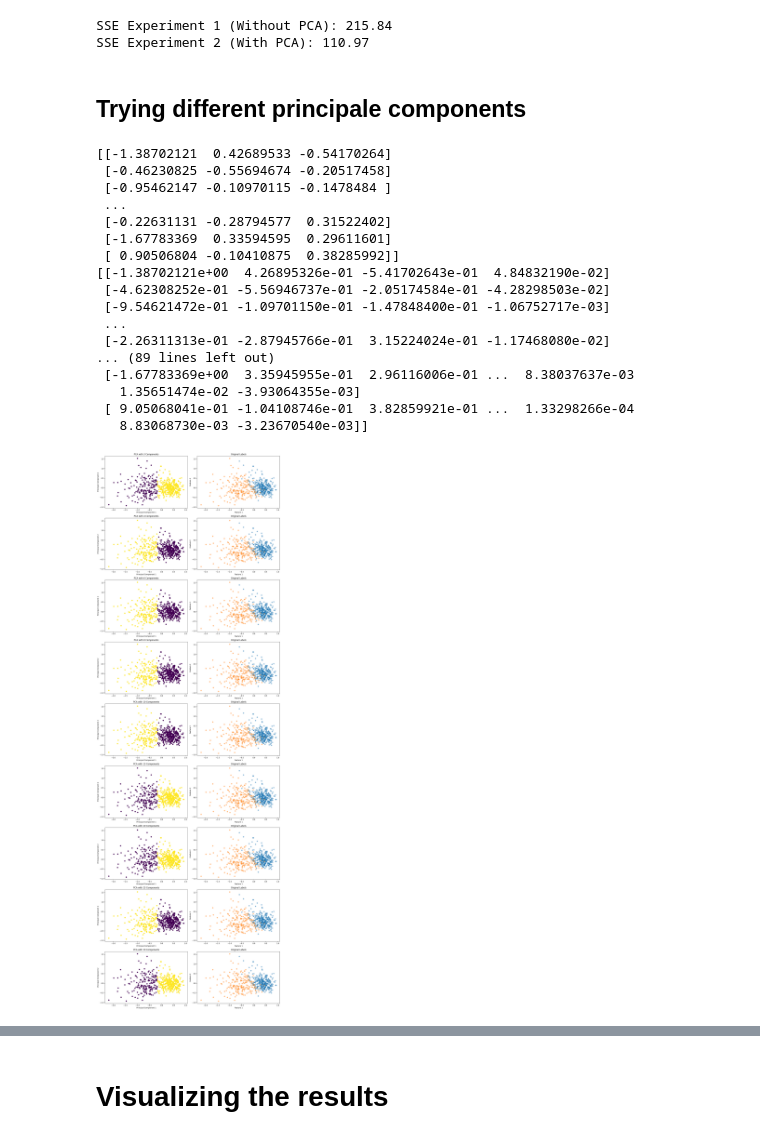
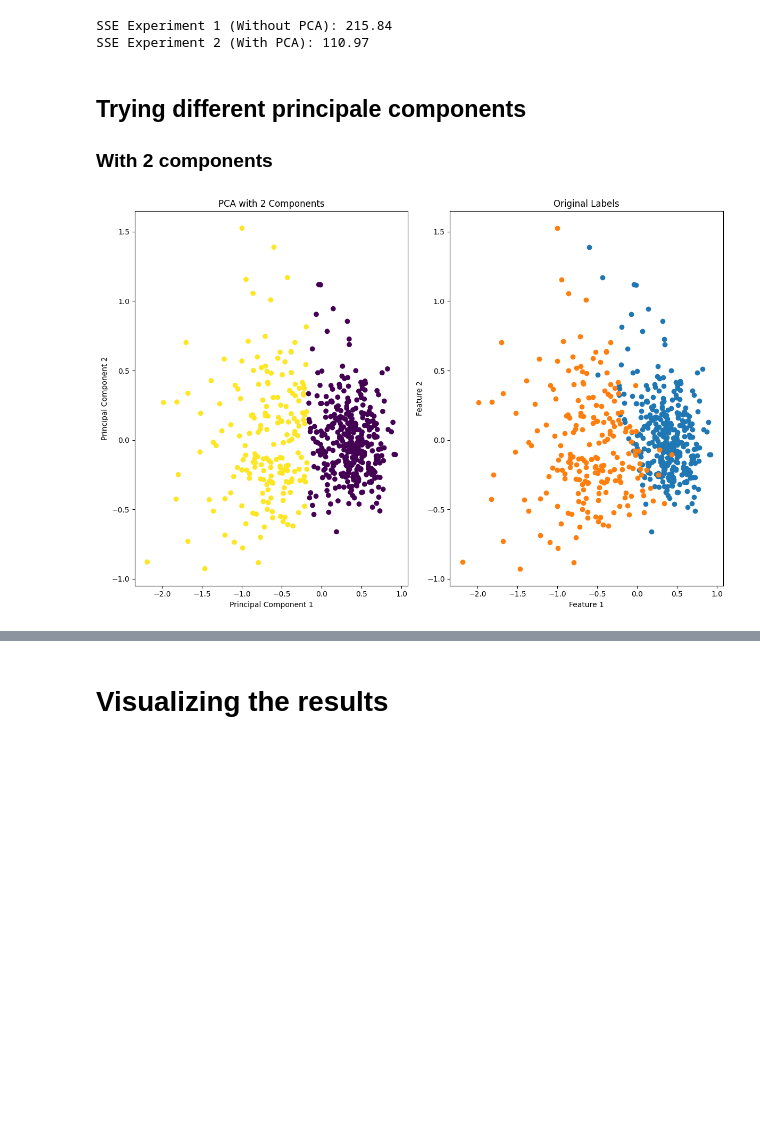
Before and after one commit to Tahker-w-tadmeer/ml4, a Jupyter notebook: main.ipynb, the cells around one changed output, grey strips where cells are left out. Cells and saved outputs as stored; diff of their text form; code cells hidden in the pictures; blank space fills up the shorter version.

```diff
--- a/main.ipynb
+++ b/main.ipynb
@@ -157,61 +157,34 @@ SSE Experiment 1 (Without PCA): 215.84
 SSE Experiment 2 (With PCA): 110.97
 # %% [markdown]
 ## Trying different principale components
+### With 2 components
 # %%
-num_components_list = [3, 4, 6, 8, 10, 15, 20, 25, 30]
-num_cols = 2
+n_components = 2
 
-num_plots = len(num_components_list)*2
-num_rows = (num_plots - 1) // num_cols + 1  # Calculate the number of rows needed
+_, axes = plt.subplots(1, 2, figsize=(12, 8))
 
-fig, axs = plt.subplots(num_rows, num_cols, figsize=(15, 5*num_rows))
+t_data = pca(features, n_components)
+centroids, labels_pca = k_means(t_data, k=2)
+ax = axes[0]
 
-i=0
-for idx, n_components in enumerate(num_components_list):
-    t_data = pca(features, n_components)
-    centroids, labels_pca = k_means(t_data, k=2)
+ax.scatter(t_data[:, 0], t_data[:, 1], c=labels_pca)
+ax.set_title(f'PCA with {n_components} Components')
+ax.set_xlabel('Principal Component 1')
+ax.set_ylabel('Principal Component 2')
 
-    row_idx = idx
-    col_idx=i
-    ax = axs[row_idx, col_idx] if num_plots > 1 else axs
+# Plot original labels
+ax_original = axes[1]
 
-    ax.scatter(t_data[:, 0], t_data[:, 1], c=labels_pca, cmap='viridis')
-    ax.set_title(f'PCA with {n_components} Components')
-    ax.set_xlabel('Principal Component 1')
-    ax.set_ylabel('Principal Component 2')
+map_dict = {0: 'B', 1: 'M'}
+for i in [0, 1]:
+    pca_points = t_data[np.where(target == i)]
+    ax_original.scatter(pca_points[:, 0], pca_points[:, 1], label=map_dict[i])
 
-    # Plot original labels
-    ax_original = axs[row_idx, col_idx + 1]
-    pca_points = t_data[np.where(target == 0)]
-    ax_original.scatter(pca_points[:, 0], pca_points[:, 1], label="M", cmap='viridis', alpha=0.5)
-    pca_points = t_data[np.where(target == 1)]
-    ax_original.scatter(pca_points[:, 0], pca_points[:, 1], label="B", cmap='viridis', alpha=0.5)
-    ax_original.set_title('Original Labels')
-    ax_original.set_xlabel('Feature 1')
-    ax_original.set_ylabel('Feature 2')
-# Hide empty subplots if any
-for i in range(num_plots, num_rows * num_cols):
-    ax = axs.flatten()[i]
-    ax.axis('off')
+ax_original.set_title('Original Labels')
+ax_original.set_xlabel('Feature 1')
+ax_original.set_ylabel('Feature 2')
 
 plt.tight_layout()
 plt.show()
 # %% [output]
-[[-1.38702121  0.42689533 -0.54170264]
- [-0.46230825 -0.55694674 -0.20517458]
- [-0.95462147 -0.10970115 -0.1478484 ]
- ...
- [-0.22631131 -0.28794577  0.31522402]
- [-1.67783369  0.33594595  0.29611601]
- [ 0.90506804 -0.10410875  0.38285992]]
-[[-1.38702121e+00  4.26895326e-01 -5.41702643e-01  4.84832190e-02]
- [-4.62308252e-01 -5.56946737e-01 -2.05174584e-01 -4.28298503e-02]
- [-9.54621472e-01 -1.09701150e-01 -1.47848400e-01 -1.06752717e-03]
- ...
- [-2.26311313e-01 -2.87945766e-01  3.15224024e-01 -1.17468080e-02]
-... (89 lines left out)
- [-1.67783369e+00  3.35945955e-01  2.96116006e-01 ...  8.38037637e-03
-   1.35651474e-02 -3.93064355e-03]
- [ 9.05068041e-01 -1.04108746e-01  3.82859921e-01 ...  1.33298266e-04
-   8.83068730e-03 -3.23670540e-03]]
-[figure, old version]
+[figure, new version]
```
Also changed, not shown: parts of 8 cells of this notebook.
